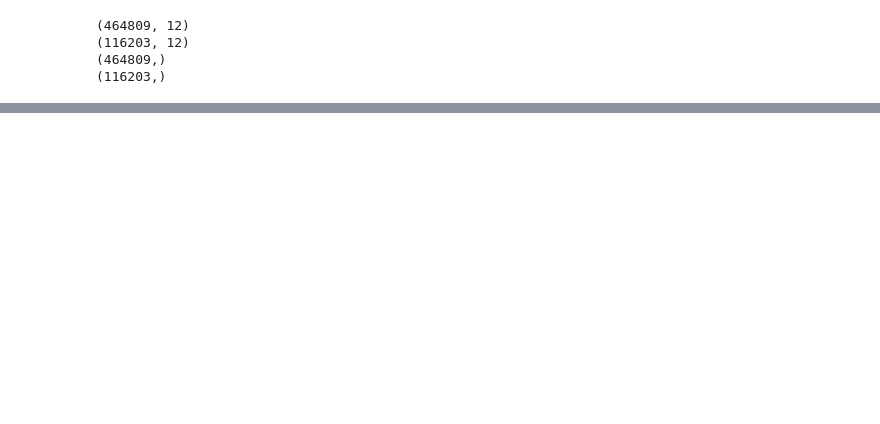
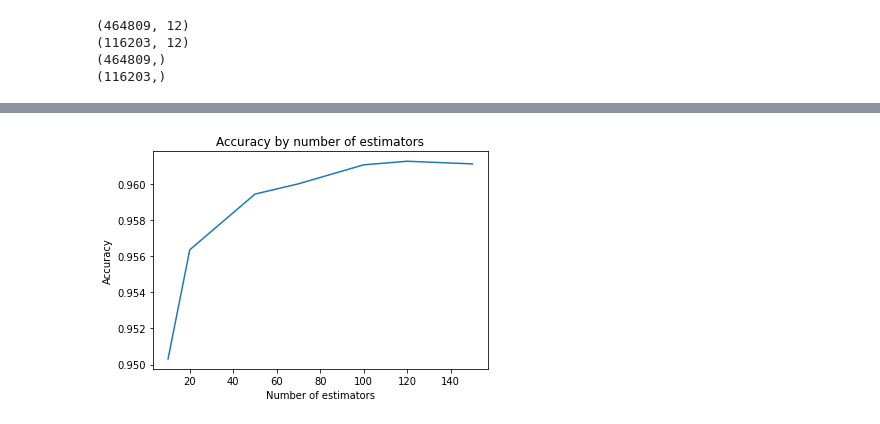
Before and after one commit to filnow/forest-cover, a Jupyter notebook: notes.ipynb, the cells around one changed output, grey strips where cells are left out. Saved outputs shown, nothing was run; the diff lists cells and outputs as text; code cells hidden in the pictures; blank space fills up the shorter version.

```diff
--- a/notes.ipynb
+++ b/notes.ipynb
@@ -69,0 +126,22 @@ print(accuracy)
+# %%
+from sklearn.ensemble import RandomForestClassifier
+from sklearn.pipeline import Pipeline
+from sklearn.preprocessing import StandardScaler
+
+estimators = [10, 20, 50, 70, 100, 120, 150]
+accuracy = []
+
+
+for i in estimators:
+    pipe = Pipeline([('scaler', StandardScaler()),
+        ('rf', RandomForestClassifier(n_estimators=i))])
+    pipe.fit(X_train, y_train)
+    accuracy.append(pipe.score(X_test, y_test))
+
+plt.plot(estimators, accuracy)
+plt.xlabel('Number of estimators')
+plt.ylabel('Accuracy')
+plt.title('Accuracy by number of estimators')
+plt.savefig(f'./assets/rf_estimators.png', facecolor='white')
+# %% [output]
+[figure, added]
```
Also changed, not shown: parts of 7 cells of this notebook, 12 other files.
